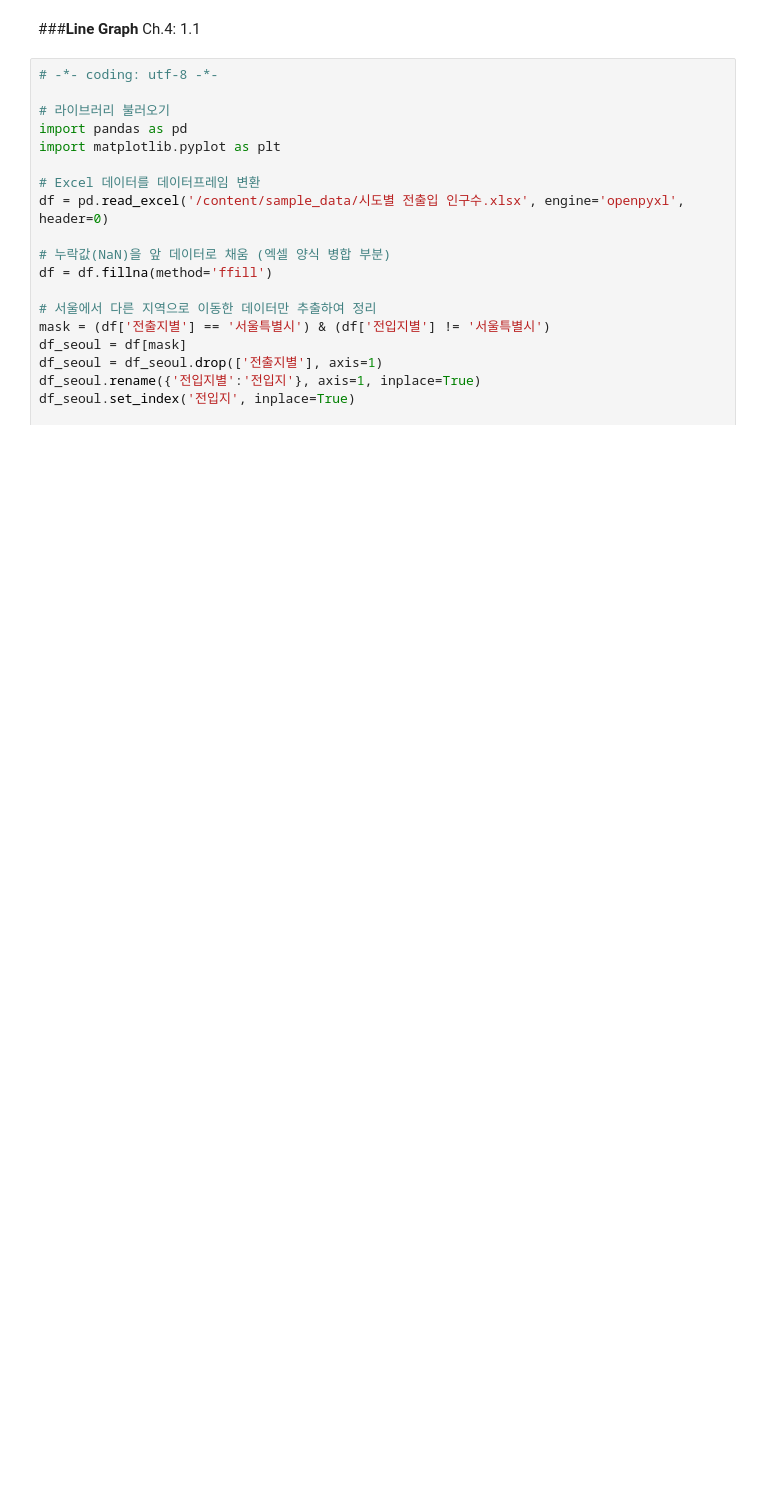
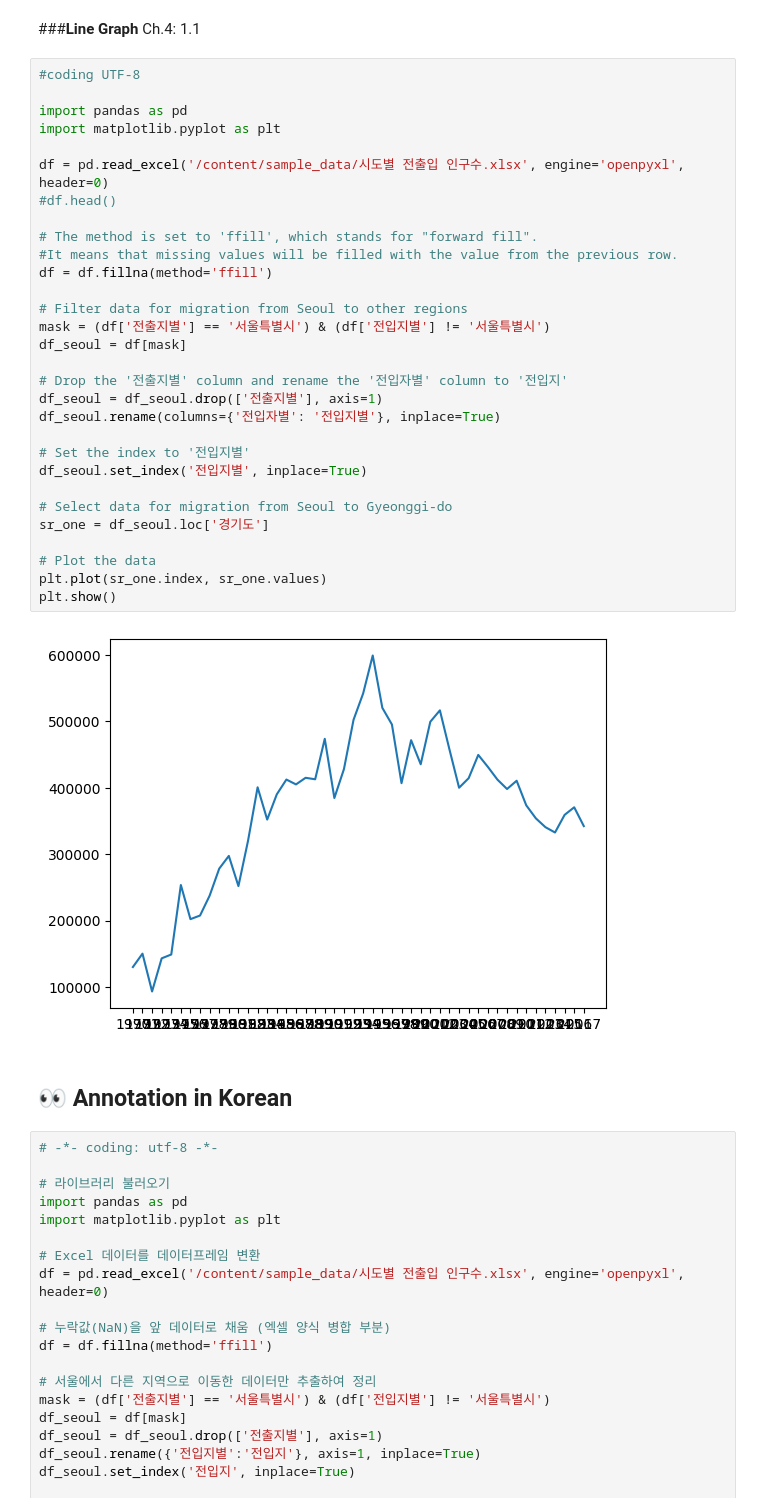
Before and after one commit to sieun1113/Pandas_Stats_Data_Analysis_2025, a Jupyter notebook: 8_BasicStats_Graphs.ipynb, the cells around one changed output. Saved outputs shown, nothing was run; the diff lists cells and outputs as text; blank space fills up the shorter version.

```diff
--- a/8_BasicStats_Graphs.ipynb
+++ b/8_BasicStats_Graphs.ipynb
@@ -56,6 +65,40 @@ origin          0.178441  1.000000
 # %% [markdown]
 ###**Line Graph**
 Ch.4: 1.1
+# %%
+#coding UTF-8
+
+import pandas as pd
+import matplotlib.pyplot as plt
+
+df = pd.read_excel('/content/sample_data/시도별 전출입 인구수.xlsx', engine='openpyxl', header=0)
+#df.head()
+
+# The method is set to 'ffill', which stands for "forward fill".
+#It means that missing values will be filled with the value from the previous row.
+df = df.fillna(method='ffill')
+
+# Filter data for migration from Seoul to other regions
+mask = (df['전출지별'] == '서울특별시') & (df['전입지별'] != '서울특별시')
+df_seoul = df[mask]
+
+# Drop the '전출지별' column and rename the '전입자별' column to '전입지'
+df_seoul = df_seoul.drop(['전출지별'], axis=1)
+df_seoul.rename(columns={'전입자별': '전입지별'}, inplace=True)
+
+# Set the index to '전입지별'
+df_seoul.set_index('전입지별', inplace=True)
+
+# Select data for migration from Seoul to Gyeonggi-do
+sr_one = df_seoul.loc['경기도']
+
+# Plot the data
+plt.plot(sr_one.index, sr_one.values)
+plt.show()
+# %% [output]
+[figure, added]
+# %% [markdown]
+## 👀 **Annotation in Korean**
 # %%
 # -*- coding: utf-8 -*-
 
```
Also changed, not shown: parts of 3 cells of this notebook.
